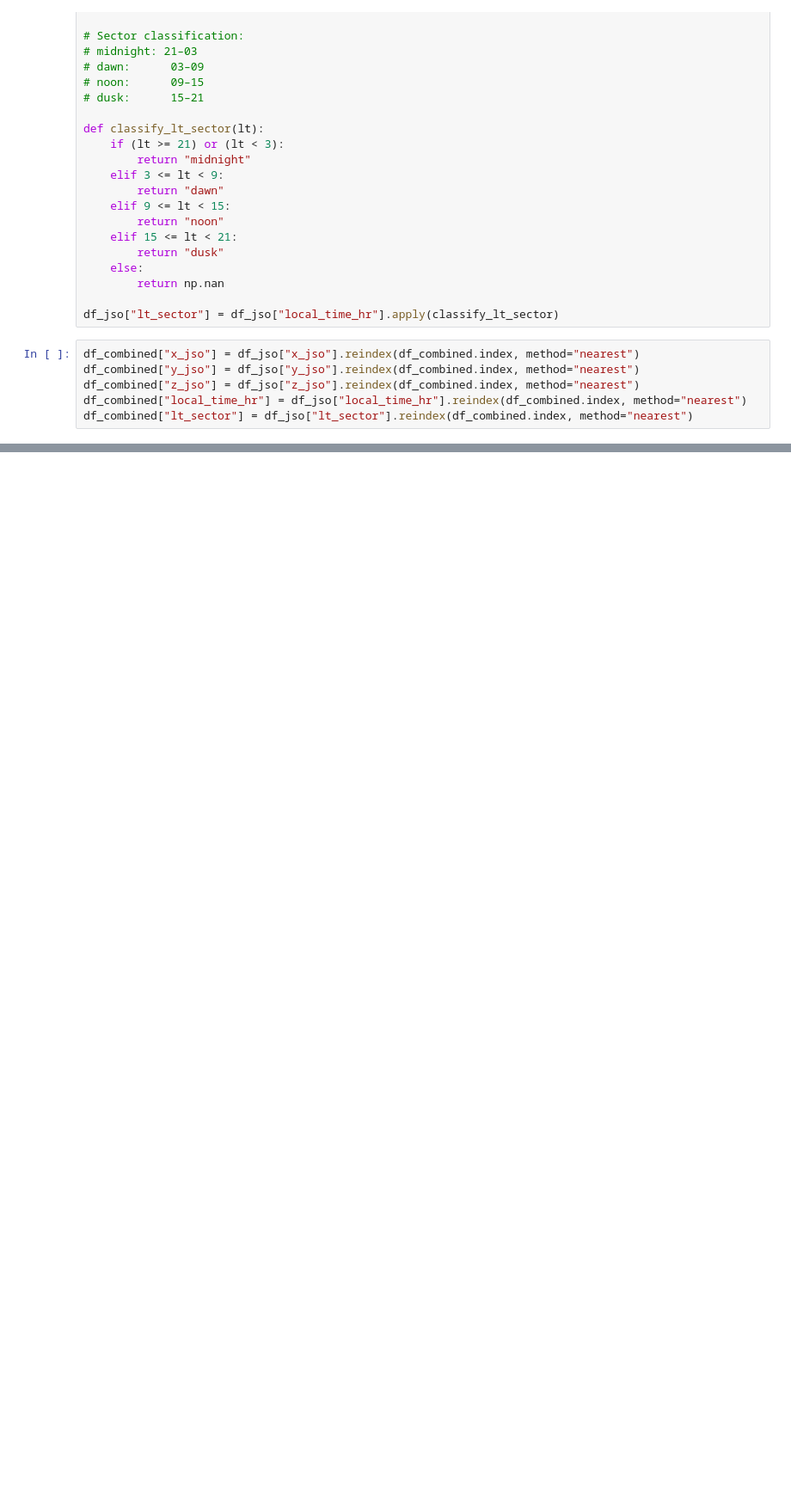
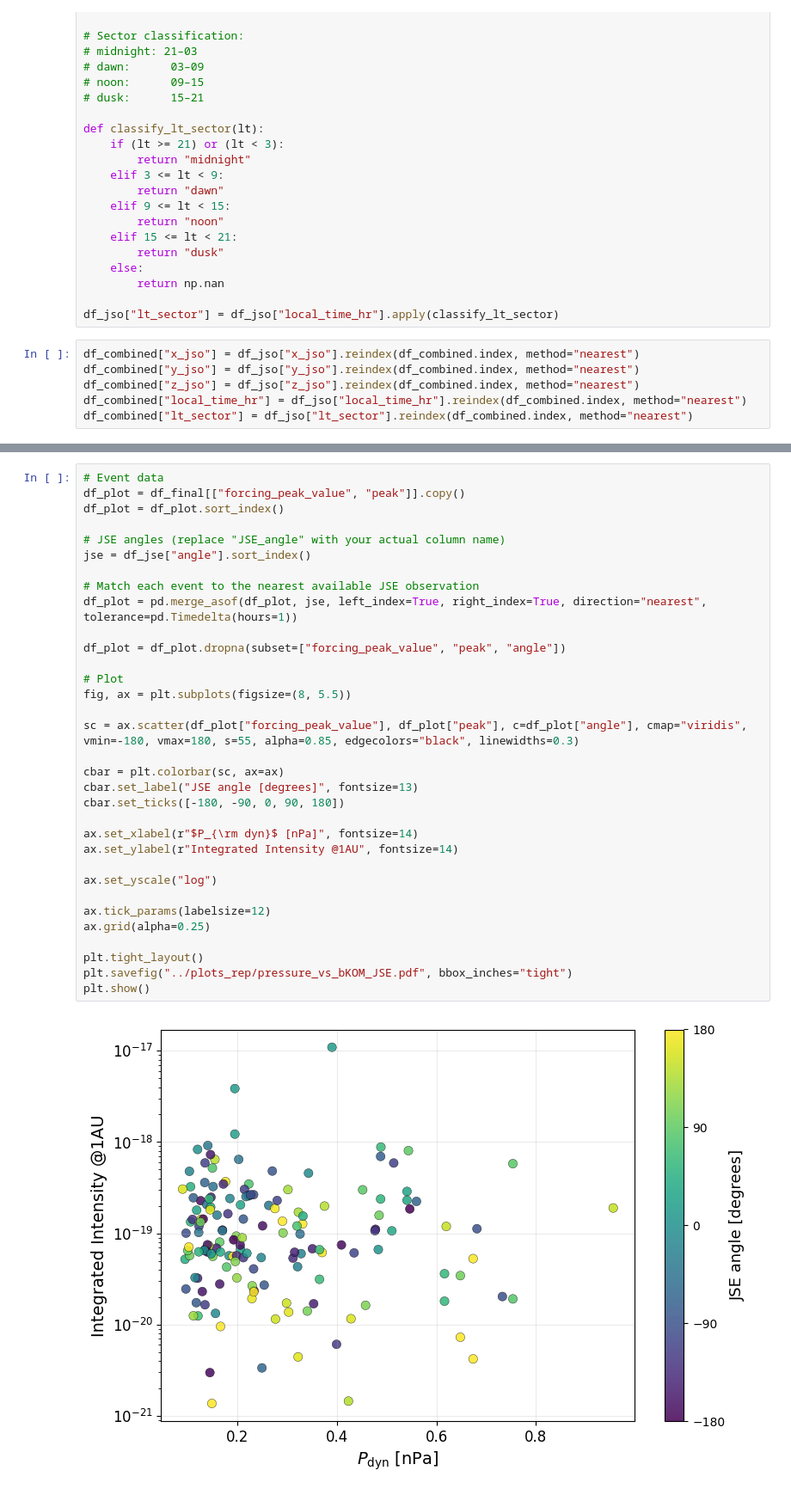
Before and after one commit to Kartav33/ERICA-JS, a Jupyter notebook: 02_event_detection.ipynb, the cells around one changed output, grey strips where cells are left out. Shown at 86% size. Saved outputs shown, nothing was run; the diff lists cells and outputs as text; blank space fills up the shorter version.

```diff
--- a/02_event_detection.ipynb
+++ b/02_event_detection.ipynb
@@ -1005,0 +1160,35 @@ Saving results...
+# %%
+# Event data
+df_plot = df_final[["forcing_peak_value", "peak"]].copy()
+df_plot = df_plot.sort_index()
+
+# JSE angles (replace "JSE_angle" with your actual column name)
+jse = df_jse["angle"].sort_index()
+
+# Match each event to the nearest available JSE observation
+df_plot = pd.merge_asof(df_plot, jse, left_index=True, right_index=True, direction="nearest", tolerance=pd.Timedelta(hours=1))
+
+df_plot = df_plot.dropna(subset=["forcing_peak_value", "peak", "angle"])
+
+# Plot
+fig, ax = plt.subplots(figsize=(8, 5.5))
+
+sc = ax.scatter(df_plot["forcing_peak_value"], df_plot["peak"], c=df_plot["angle"], cmap="viridis", vmin=-180, vmax=180, s=55, alpha=0.85, edgecolors="black", linewidths=0.3)
+
+cbar = plt.colorbar(sc, ax=ax)
+cbar.set_label("JSE angle [degrees]", fontsize=13)
+cbar.set_ticks([-180, -90, 0, 90, 180])
+
+ax.set_xlabel(r"$P_{\rm dyn}$ [nPa]", fontsize=14)
+ax.set_ylabel(r"Integrated Intensity @1AU", fontsize=14)
+
+ax.set_yscale("log")
+
+ax.tick_params(labelsize=12)
+ax.grid(alpha=0.25)
+
+plt.tight_layout()
+plt.savefig("../plots_rep/pressure_vs_bKOM_JSE.pdf", bbox_inches="tight")
+plt.show()
+# %% [output]
+[figure, added]
```
Also changed, not shown: parts of 16 cells of this notebook, 17 other files.
